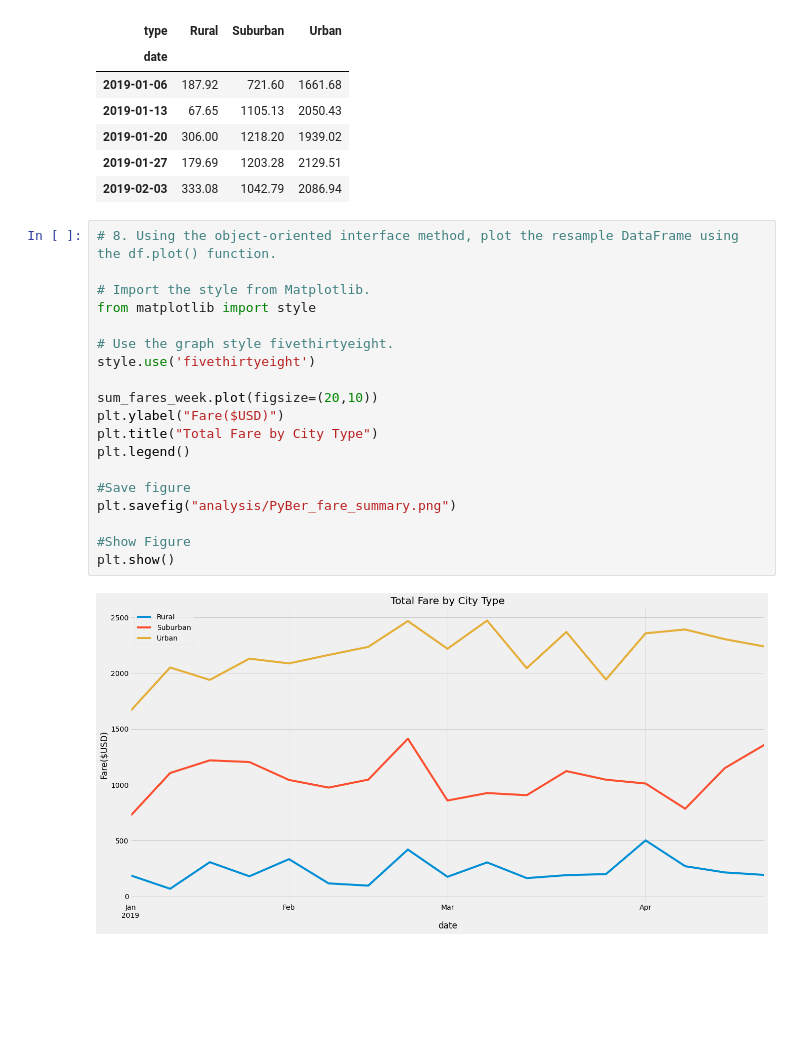
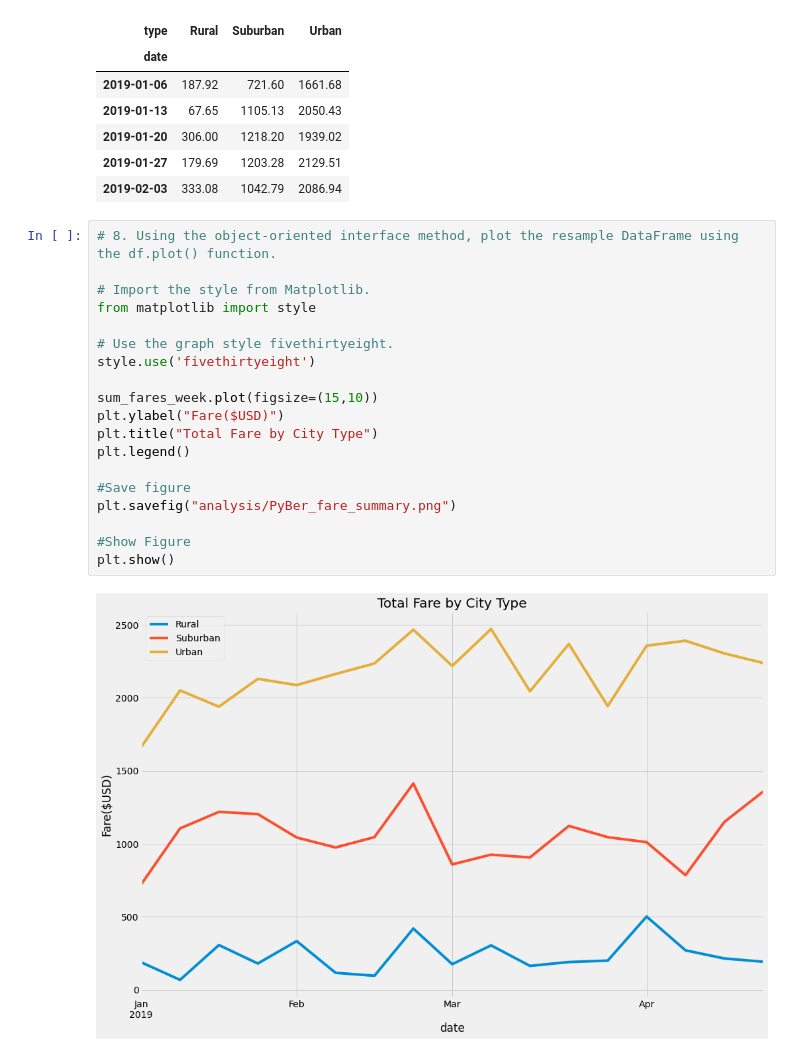
Before and after one commit to caseygomez/PyBer_Analysis, a Jupyter notebook: PyBer_Challenge_starter_code.ipynb, the cells around one changed output. Cells and saved outputs as stored; diff of their text form; blank space fills up the shorter version.

```diff
--- a/PyBer_Challenge_starter_code.ipynb
+++ b/PyBer_Challenge_starter_code.ipynb
@@ -209,21 +209,21 @@ sum_fares_week.head()
 # %%
 # 8. Using the object-oriented interface method, plot the resample DataFrame using the df.plot() function.
 
 # Import the style from Matplotlib.
 from matplotlib import style
 
 # Use the graph style fivethirtyeight.
 style.use('fivethirtyeight')
 
-sum_fares_week.plot(figsize=(20,10))
+sum_fares_week.plot(figsize=(15,10))
 plt.ylabel("Fare($USD)")
 plt.title("Total Fare by City Type")
 plt.legend()
 
 #Save figure
 plt.savefig("analysis/PyBer_fare_summary.png")
 
 #Show Figure
 plt.show()
 # %% [output]
-[figure, old version]
+[figure, new version]
```
Also changed, not shown: 2 other files.
